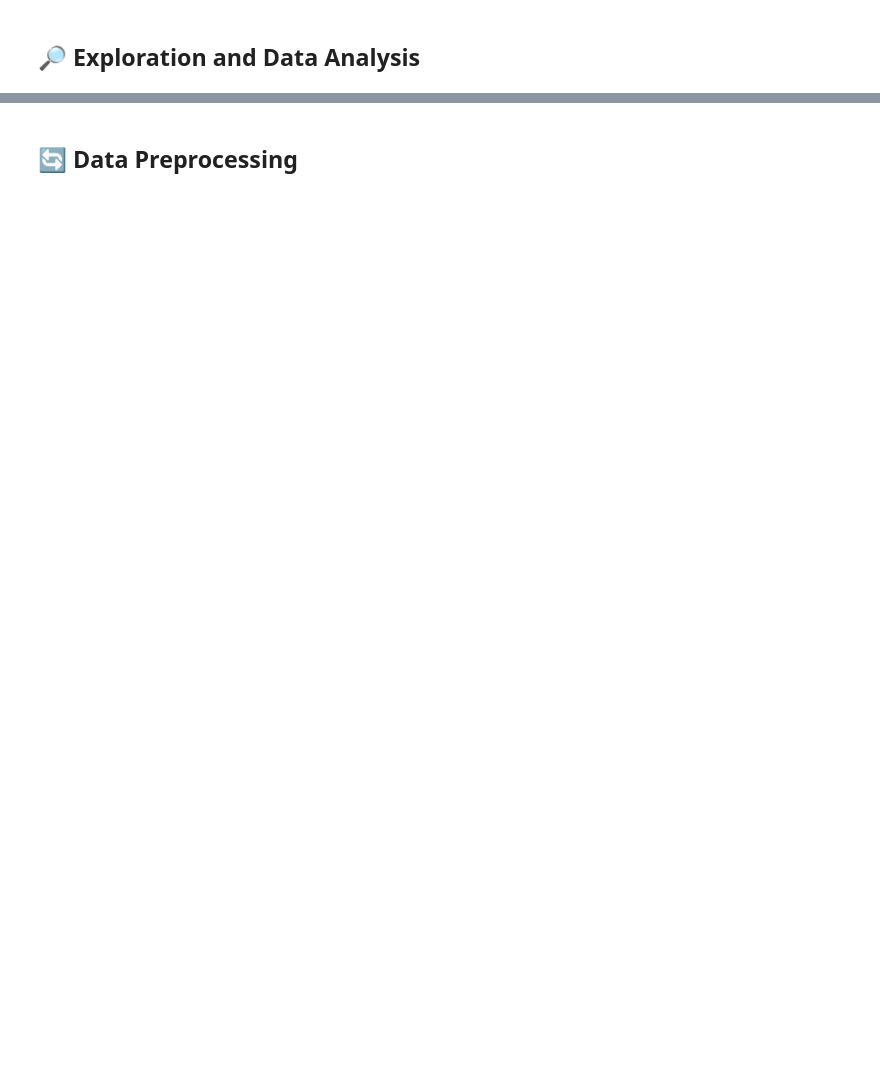
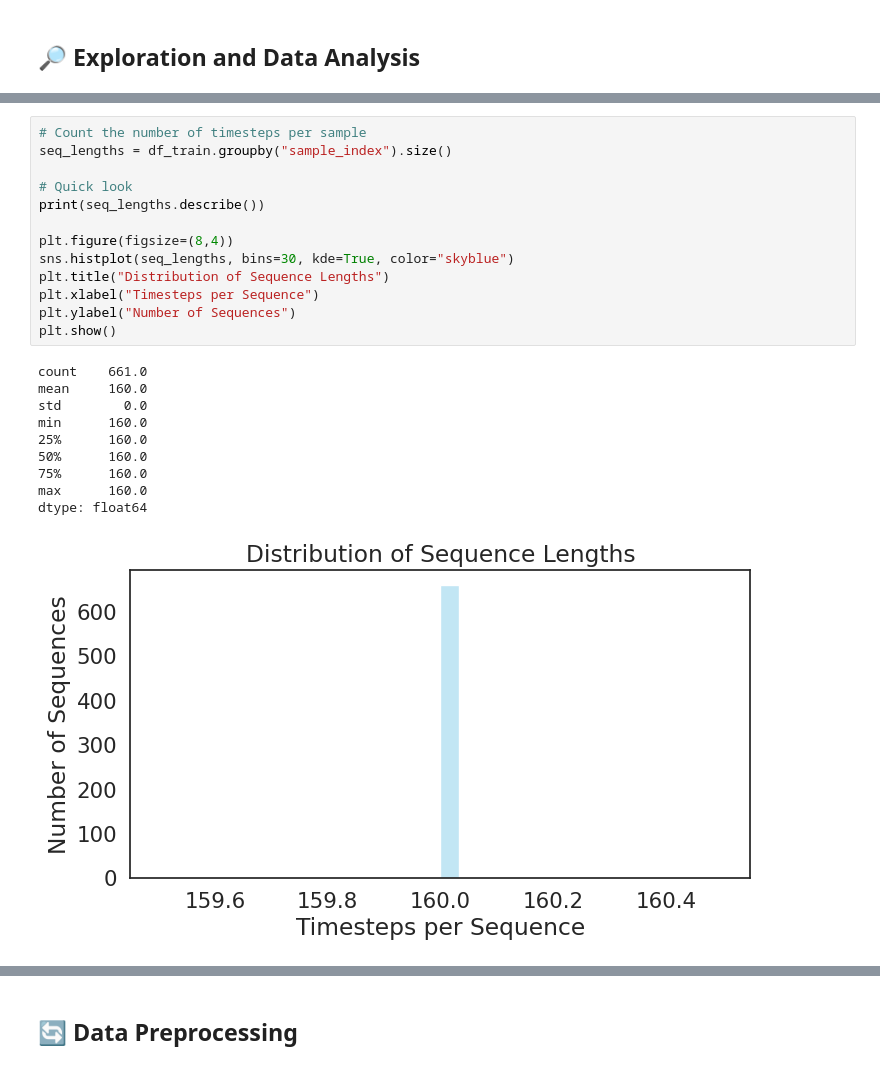
Before and after one commit to cristianobattistini/an2dl, a Jupyter notebook: an2dl1.ipynb, the cells around one changed output, grey strips where cells are left out. Saved outputs shown, nothing was run; the diff lists cells and outputs as text; blank space fills up the shorter version.

```diff
--- a/an2dl1.ipynb
+++ b/an2dl1.ipynb
@@ -121,0 +252,24 @@ inspect_dataframe(dataset, dataset.columns)
+# %%
+# Count the number of timesteps per sample
+seq_lengths = df_train.groupby("sample_index").size()
+
+# Quick look
+print(seq_lengths.describe())
+
+plt.figure(figsize=(8,4))
+sns.histplot(seq_lengths, bins=30, kde=True, color="skyblue")
+plt.title("Distribution of Sequence Lengths")
+plt.xlabel("Timesteps per Sequence")
+plt.ylabel("Number of Sequences")
+plt.show()
+# %% [output]
+count    661.0
+mean     160.0
+std        0.0
+min      160.0
+25%      160.0
+50%      160.0
+75%      160.0
+max      160.0
+dtype: float64
+[figure, added]
```
Also changed, not shown: parts of 16 cells of this notebook, 1 other file.
